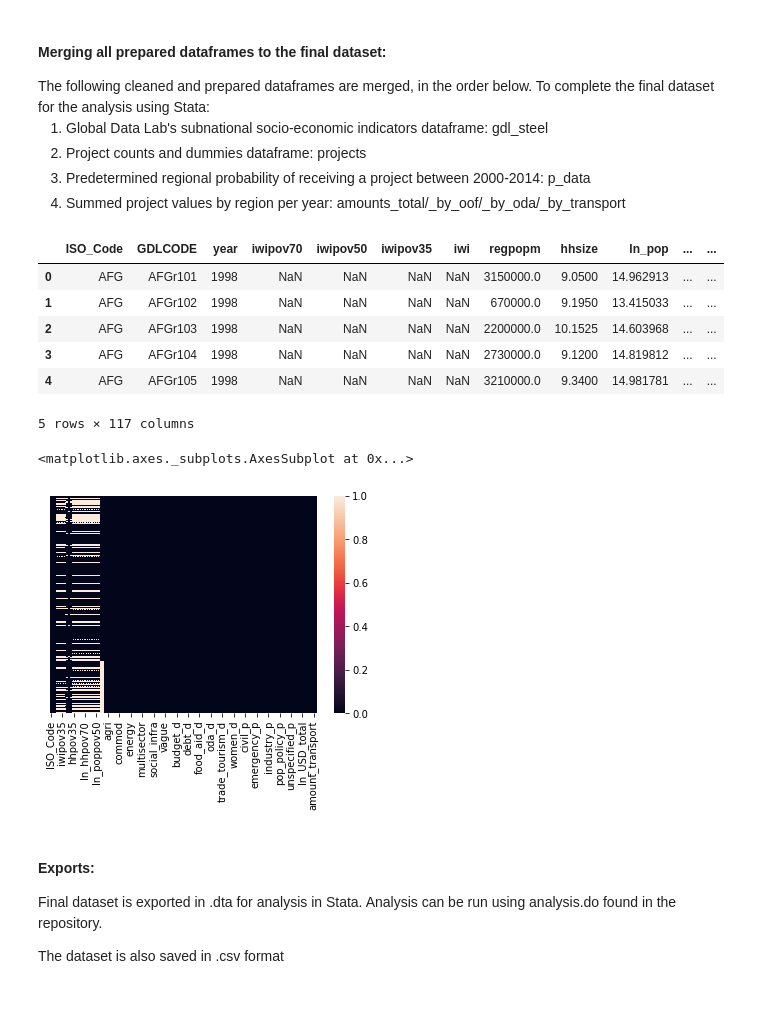
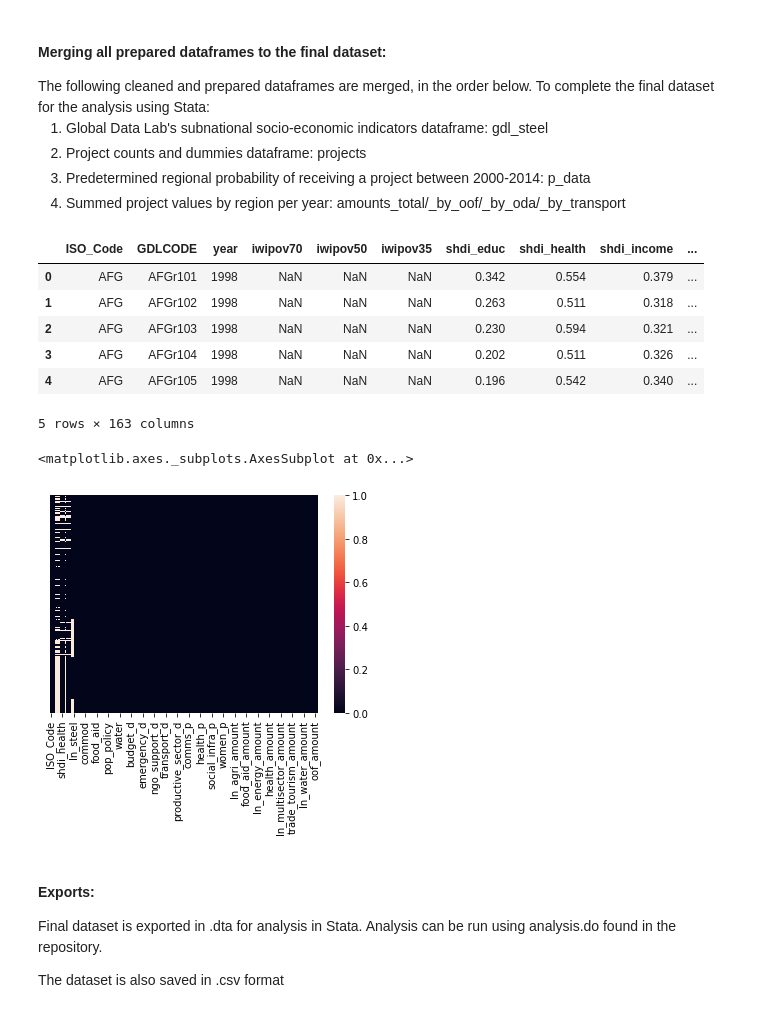
Before and after one commit to frankstevens1/china_devprojects_poverty, a Jupyter notebook: dataset_prep.ipynb, the cells around one changed output. Cells and saved outputs as stored; diff of their text form; code cells hidden in the pictures.

```diff
--- a/dataset_prep.ipynb
+++ b/dataset_prep.ipynb
@@ -23,10 +23,11 @@ from functools import reduce
 <h5>Shapefiles:</h5>
 <p>The geocoded dataset of Chinese development projects will be merged with data from the <a href="https://globaldatalab.org/areadata">Global Data Lab (GDL)</a> using shapefiles available on GDL. Some corrections to the available shapefiles has been made using QGIS (this process is currently undocumented).</p>
 # %%
-gdl_shp = gpd.read_file('shapefiles/GDL-SHP-Clean-v3.shp')
+gdl_shp = gpd.read_file('shapefiles/GDL-SHP-Clean-v4.shp')
 geonames1 = pd.read_csv('geonames.csv', index_col=0)[['ISO-3166alpha3', 'Continent']].copy()
 geonames1.rename(columns={'ISO-3166alpha3':'iso_code'}, inplace=True)
 gdl_shp = pd.merge(gdl_shp, geonames1[['iso_code', 'Continent']], how="left", on='iso_code')
 display(gdl_shp.head())
-display(gdl_shp.plot(figsize = (15, 12), color = "whitesmoke", edgecolor = "lightgrey", linewidth = 0.25))
+gdl_shp.plot(figsize = (15, 12), color = "whitesmoke", edgecolor = "lightgrey", linewidth = 0.25)
+plt.show()
 # %% [output]
@@ -337,6 +278,14 @@ rename_cols = dict(zip(projects.columns,shortname))
 projects.columns = projects.columns.map(rename_cols)
 # aggregate dummies to get project counts by each region (GDLCODE) year combination
 projects = projects.pivot_table(index = shortname[:2], values = shortname[2:], aggfunc = 'sum').reset_index()
+
+    ## <section4>
+        # add counts for OECD defined broad sectors
+projects["social_sector"] = projects.educ + projects.health + projects.water + projects.civil + projects.social_infra
+projects["economic_sector"] = projects.transport + projects.energy + projects.comms + projects.bank + projects.business
+projects["productive_sector"] = projects.agri + projects.industry + projects.trade_tourism
+    ## </section4>
+
 # generate binary variables if count is > 0 = 1 else 0
 for column in projects.columns[2:]:
     projects[column+'_d'] = np.where(projects[column]>=1, 1, 0)
@@ -353,7 +302,7 @@ projects.head()
 # %% [markdown]
 <p>Pivot table's of the dummies & counts dataframe above (projects) are used to generate a dataframe with each region's probability of receiving a Chinese project between 2000-2014, aka the share component of the shift-share instrument. The total number of years that a region received a project is aggregated and then divided by 15. This is done for each crs sector and flow class and the resulting seperate dataframes are merged. This gives each region a probability of receiving a project in total and by sector & flow class.</p>
 # %%
-dummies = list(projects.columns[2:30])
+dummies = list(projects.columns[2:33])
 # change the order so that total is first column (as it has the greatest number of observations so;
 # sectors and flow class probabilities with lower observations can be merged using 'append'
 dummies[21], dummies[0] = dummies[0], dummies[21]
@@ -446,28 +417,29 @@ The following cleaned and prepared dataframes are merged, in the order below. To
 # %%
 # merge gdl indicators & steel to projects counts & dummies
 data = pd.merge(gdl_steel, projects, how="left", on=['GDLCODE', 'year'])
 # merge the probabilities dataframe
 data = pd.merge(data, p_data, how="left", on=['GDLCODE'])
 # merge project values by sector and flow class
 data = pd.merge(data, amounts, how="left", on=['GDLCODE', 'year'])
-# assign regions that never recieve a project with 0 for dummies, counts, probabilities and values
-fill_nan = data.columns[25:]
+
+# assign regions that never recieve a project with 0 for dummies, counts, probabilities and amounts
+fill_nan = data.columns[16:]
 for column in fill_nan:
     data.fillna({column:0}, inplace=True)
     pass
 
 display(data.head())
 display(sns.heatmap(data.isna(), yticklabels=False))
 # %% [output]
-|  | ISO_Code | GDLCODE | year | iwipov70 | iwipov50 | iwipov35 | iwi | regpopm | hhsize | ln_pop | ... | ... |
-| 0 | AFG | AFGr101 | 1998 | NaN | NaN | NaN | NaN | 3150000.0 | 9.0500 | 14.962913 | ... | ... |
-| 1 | AFG | AFGr102 | 1998 | NaN | NaN | NaN | NaN | 670000.0 | 9.1950 | 13.415033 | ... | ... |
-| 2 | AFG | AFGr103 | 1998 | NaN | NaN | NaN | NaN | 2200000.0 | 10.1525 | 14.603968 | ... | ... |
-| 3 | AFG | AFGr104 | 1998 | NaN | NaN | NaN | NaN | 2730000.0 | 9.1200 | 14.819812 | ... | ... |
-| 4 | AFG | AFGr105 | 1998 | NaN | NaN | NaN | NaN | 3210000.0 | 9.3400 | 14.981781 | ... | ... |
+|  | ISO_Code | GDLCODE | year | iwipov70 | iwipov50 | iwipov35 | shdi_educ | shdi_health | shdi_income | ... |
+| 0 | AFG | AFGr101 | 1998 | NaN | NaN | NaN | 0.342 | 0.554 | 0.379 | ... |
+| 1 | AFG | AFGr102 | 1998 | NaN | NaN | NaN | 0.263 | 0.511 | 0.318 | ... |
+| 2 | AFG | AFGr103 | 1998 | NaN | NaN | NaN | 0.230 | 0.594 | 0.321 | ... |
+| 3 | AFG | AFGr104 | 1998 | NaN | NaN | NaN | 0.202 | 0.511 | 0.326 | ... |
+| 4 | AFG | AFGr105 | 1998 | NaN | NaN | NaN | 0.196 | 0.542 | 0.340 | ... |
-5 rows × 117 columns
+5 rows × 163 columns
 <matplotlib.axes._subplots.AxesSubplot at 0x...>
-[figure, old version]
+[figure, new version]
 # %% [markdown]
 <h4>Exports:</h4>
 <p>Final dataset is exported in .dta for analysis in Stata. Analysis can be run using analysis.do found in the repository.</p>
```
Also changed, not shown: parts of 11 cells of this notebook, 23 other files.
